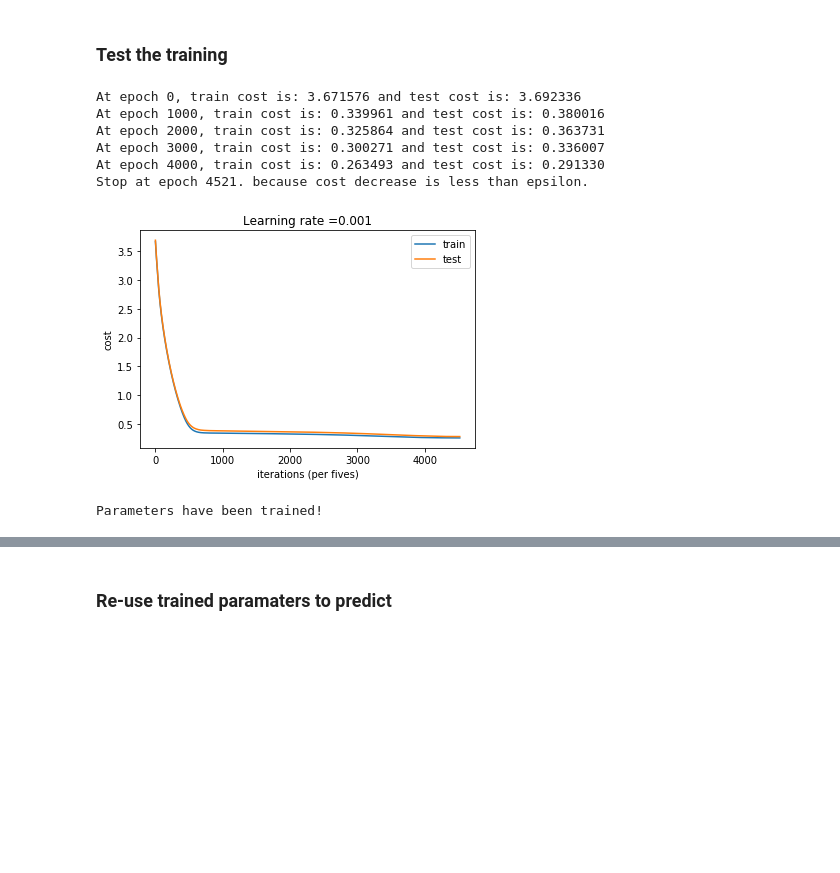
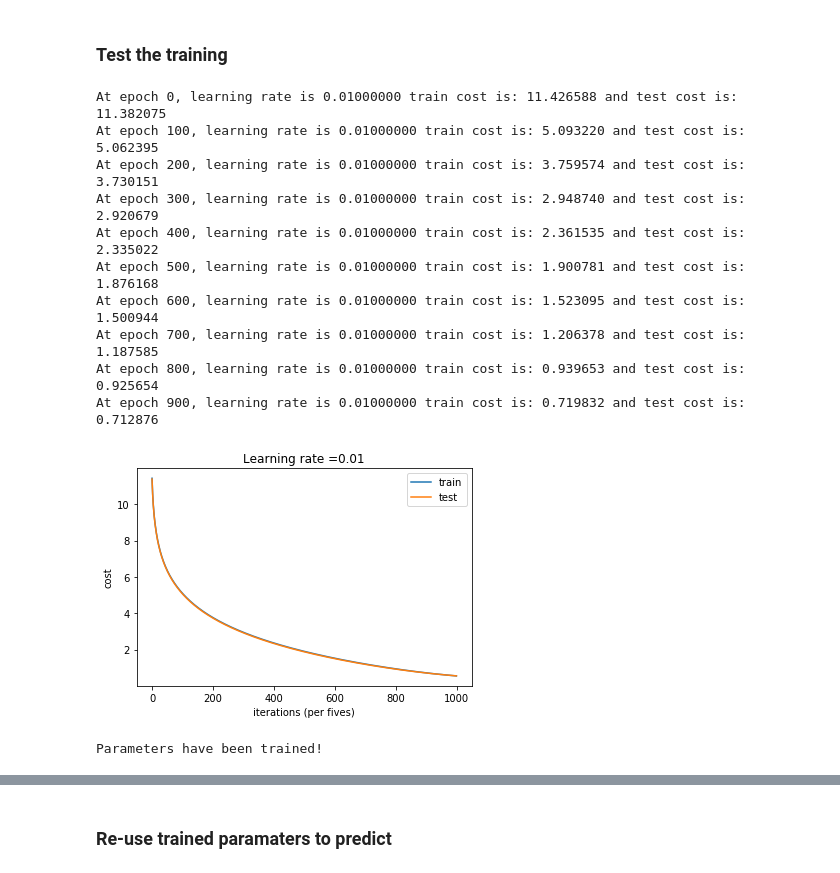
Before and after one commit to Nathanlauga/creating-nn-tensorflow-1_15, a Jupyter notebook: Creating-NN-tensorflow-1_15.ipynb, the cells around one changed output, grey strips where cells are left out. Cells and saved outputs as stored; diff of their text form; code cells hidden in the pictures; blank space fills up the shorter version.

Commit message:
Update: notebook, add learning rate decay, change data prepration

```diff
--- a/Creating-NN-tensorflow-1_15.ipynb
+++ b/Creating-NN-tensorflow-1_15.ipynb
@@ -71,9 +176,13 @@ train_df = train[cols_to_keep].fillna(0)
 # %% [markdown]
 ## split train test
-# %%
-X, y = train_df.drop(columns=target), train_df[target]
 # %%
-X_train, X_test, y_train, y_test = train_test_split(X, y, test_size=0.2, random_state=42)
+def get_train_test(df):
+    X, y = df.drop(columns=target), df[target]
+    X_train, X_test, y_train, y_test = train_test_split(X, y, test_size=0.2, random_state=42)
+
+    return X_train, X_test, y_train, y_test
+# %%
+X_train, X_test, y_train, y_test = get_train_test(train_df)
 # %% [markdown]
 ## Create NN
 
@@ -318,7 +427,7 @@ def compute_loss(Y_pred, Y_real, loss='RMSE'):
         return tf.sqrt(tf.reduce_mean(tf.square(Y_pred - Y_real)), name='loss')
 
     elif loss == 'RMSE log':
-        return tf.reduce_mean(tf.abs(tf.log(Y_pred) - tf.log(Y_real)), name='loss')
+        return tf.sqrt(tf.reduce_mean(tf.square(tf.log(Y_pred) - tf.log(Y_real)), name='loss'))
 
     elif loss == 'MAE':
         return tf.reduce_mean(tf.abs(Y_pred - Y_real), name='loss')
@@ -628,31 +757,38 @@ def neural_network(X_train, Y_train, X_test=None, Y_test=None,
 ### Test the training
 # %%
 # Choose hyper parameters
-learning_rate = 0.001
-num_epochs = None
-epsilon = 0.0000001
+learning_rate = 0.01
+decay_step = 1000
+base_rate = 0.9
+num_epochs = 1000
+epsilon = 0.000000001
 early_stopping = 10
 n_units = [20,10]
 activation = 'relu'
 loss_fn = 'RMSE log'
 optimizer = 'Adam'
 # batch_size to implement
 
 # Helper parameters
-display_freq = 1000
+display_freq = 100
 
 parameters = neural_network(X_train, y_train, X_test, y_test,
-                           learning_rate, num_epochs, epsilon, early_stopping,
-                           n_units, activation, loss_fn, optimizer,
-                           display_freq)
+                            learning_rate, decay_step, base_rate,
+                            num_epochs, epsilon, early_stopping,
+                            n_units, activation, loss_fn, optimizer,
+                            display_freq)
 # %% [output]
-At epoch 0, train cost is: 3.671576 and test cost is: 3.692336
-At epoch 1000, train cost is: 0.339961 and test cost is: 0.380016
-At epoch 2000, train cost is: 0.325864 and test cost is: 0.363731
-At epoch 3000, train cost is: 0.300271 and test cost is: 0.336007
-At epoch 4000, train cost is: 0.263493 and test cost is: 0.291330
-Stop at epoch 4521. because cost decrease is less than epsilon.
+At epoch 0, learning rate is 0.01000000 train cost is: 11.426588 and test cost is: 11.382075
+At epoch 100, learning rate is 0.01000000 train cost is: 5.093220 and test cost is: 5.062395
+At epoch 200, learning rate is 0.01000000 train cost is: 3.759574 and test cost is: 3.730151
+At epoch 300, learning rate is 0.01000000 train cost is: 2.948740 and test cost is: 2.920679
+At epoch 400, learning rate is 0.01000000 train cost is: 2.361535 and test cost is: 2.335022
+At epoch 500, learning rate is 0.01000000 train cost is: 1.900781 and test cost is: 1.876168
+At epoch 600, learning rate is 0.01000000 train cost is: 1.523095 and test cost is: 1.500944
+At epoch 700, learning rate is 0.01000000 train cost is: 1.206378 and test cost is: 1.187585
+At epoch 800, learning rate is 0.01000000 train cost is: 0.939653 and test cost is: 0.925654
+At epoch 900, learning rate is 0.01000000 train cost is: 0.719832 and test cost is: 0.712876
-[figure, old version]
+[figure, new version]
 Parameters have been trained!
 # %%
 # !tensorboard --logdir="./summaries/dashboard/" --port 6006
```
Also changed, not shown: parts of 24 cells of this notebook.
